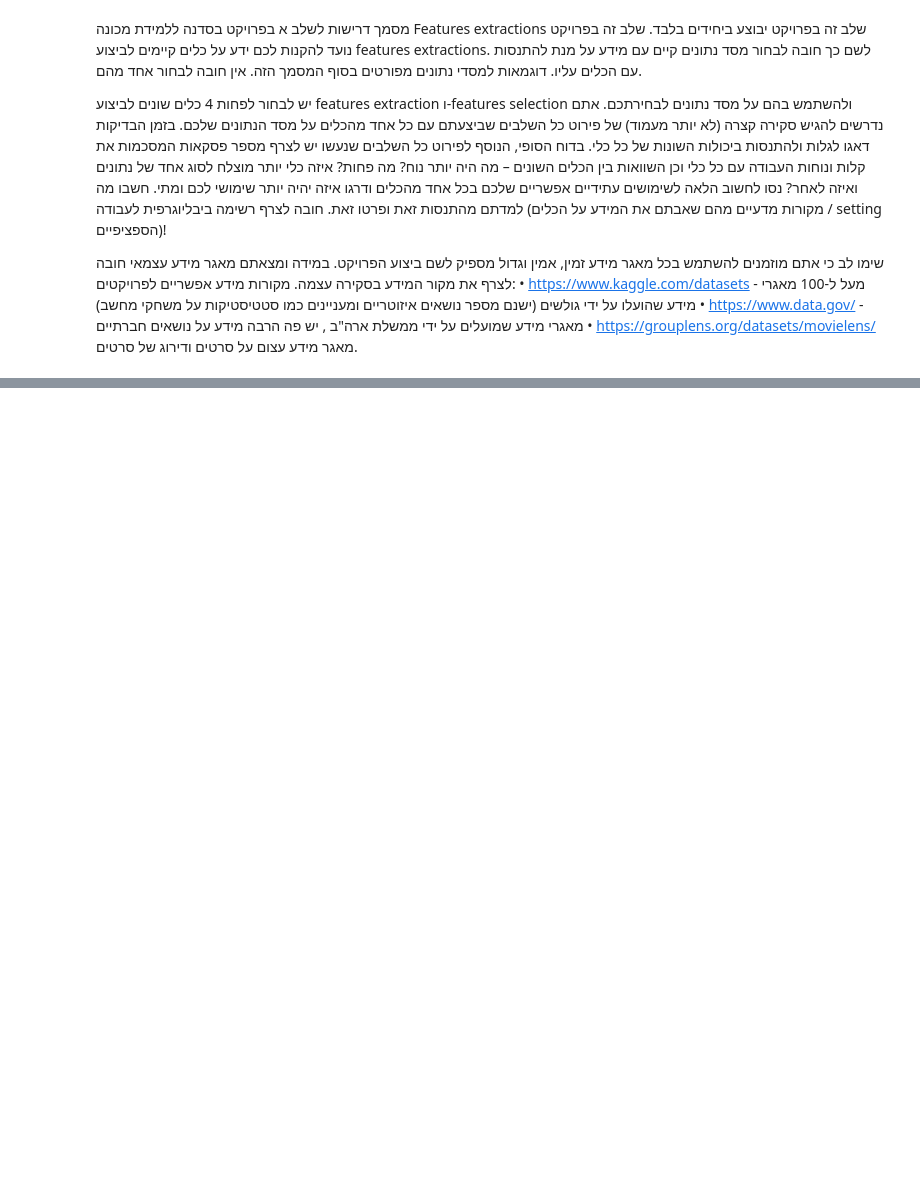
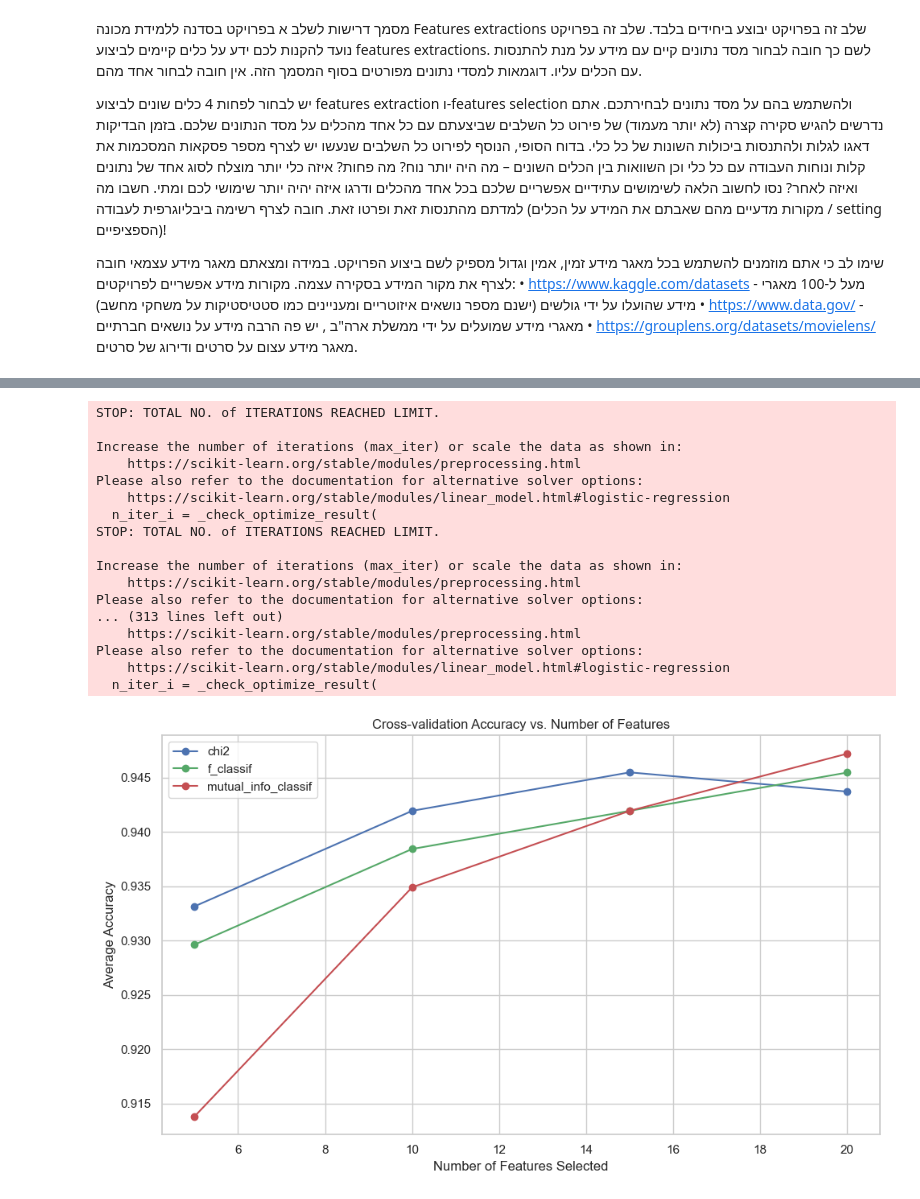
Before and after one commit to VladFearo/Machine-Learning-Workshop, a Jupyter notebook: Feature_comparison.ipynb, the cells around one changed output, grey strips where cells are left out. Cells and saved outputs as stored; diff of their text form; code cells hidden in the pictures; blank space fills up the shorter version.

```diff
--- a/Feature_comparison.ipynb
+++ b/Feature_comparison.ipynb
@@ -459,0 +80,77 @@ len(X)
+# %%
+import matplotlib.pyplot as plt
+import pandas as pd
+from sklearn.datasets import load_breast_cancer
+from sklearn.feature_selection import SelectKBest, chi2, f_classif, mutual_info_classif
+from sklearn.model_selection import KFold, cross_val_score
+from sklearn.linear_model import LogisticRegression
+
+# Load the dataset
+data = load_breast_cancer()
+X = data.data
+y = data.target
+
+# Define scoring functions
+scoring_functions = [chi2, f_classif, mutual_info_classif]
+
+# Define number of features to select
+n_features_list = [5, 10, 15, 20]
+
+# Perform feature selection and cross-validation for each combination of scoring function and number of features
+results = {}
+for scoring_function in scoring_functions:
+    results[scoring_function.__name__] = {}
+    for n_features in n_features_list:
+        selector = SelectKBest(scoring_function, k=n_features)
+        X_selected = selector.fit_transform(X, y)
+
+        kf = KFold(n_splits=5, shuffle=True, random_state=42)  # Use a consistent random state
+
+        model = LogisticRegression(random_state=42)
+        scores = cross_val_score(model, X_selected, y, cv=kf, scoring='accuracy')
+
+        results[scoring_function.__name__][n_features] = scores.mean()
+
+# Convert results to a pandas DataFrame for easier plotting
+df_results = pd.DataFrame(results).transpose()
+
+# Define colors for each scoring function
+colors = ['b', 'g', 'r']
+
+# Create the line plot
+plt.figure(figsize=(10, 6))
+for i, (scoring_function, scores) in enumerate(df_results.iterrows()):
+    plt.plot(n_features_list, scores,marker='o', label=scoring_function, color=colors[i])
+
+# Add labels and title
+plt.xlabel("Number of Features Selected")
+plt.ylabel("Average Accuracy")
+plt.title("Cross-validation Accuracy vs. Number of Features")
+
+# Add legend
+plt.legend()
+
+# Show the plot
+plt.grid(True)
+plt.tight_layout()
+
+plt.show()
+# %% [output]
+STOP: TOTAL NO. of ITERATIONS REACHED LIMIT.
+
+Increase the number of iterations (max_iter) or scale the data as shown in:
+    https://scikit-learn.org/stable/modules/preprocessing.html
+Please also refer to the documentation for alternative solver options:
+    https://scikit-learn.org/stable/modules/linear_model.html#logistic-regression
+  n_iter_i = _check_optimize_result(
+STOP: TOTAL NO. of ITERATIONS REACHED LIMIT.
+
+Increase the number of iterations (max_iter) or scale the data as shown in:
+    https://scikit-learn.org/stable/modules/preprocessing.html
+Please also refer to the documentation for alternative solver options:
+... (313 lines left out)
+    https://scikit-learn.org/stable/modules/preprocessing.html
+Please also refer to the documentation for alternative solver options:
+    https://scikit-learn.org/stable/modules/linear_model.html#logistic-regression
+  n_iter_i = _check_optimize_result(
+[figure, added]
```
Also changed, not shown: parts of 13 cells of this notebook.
